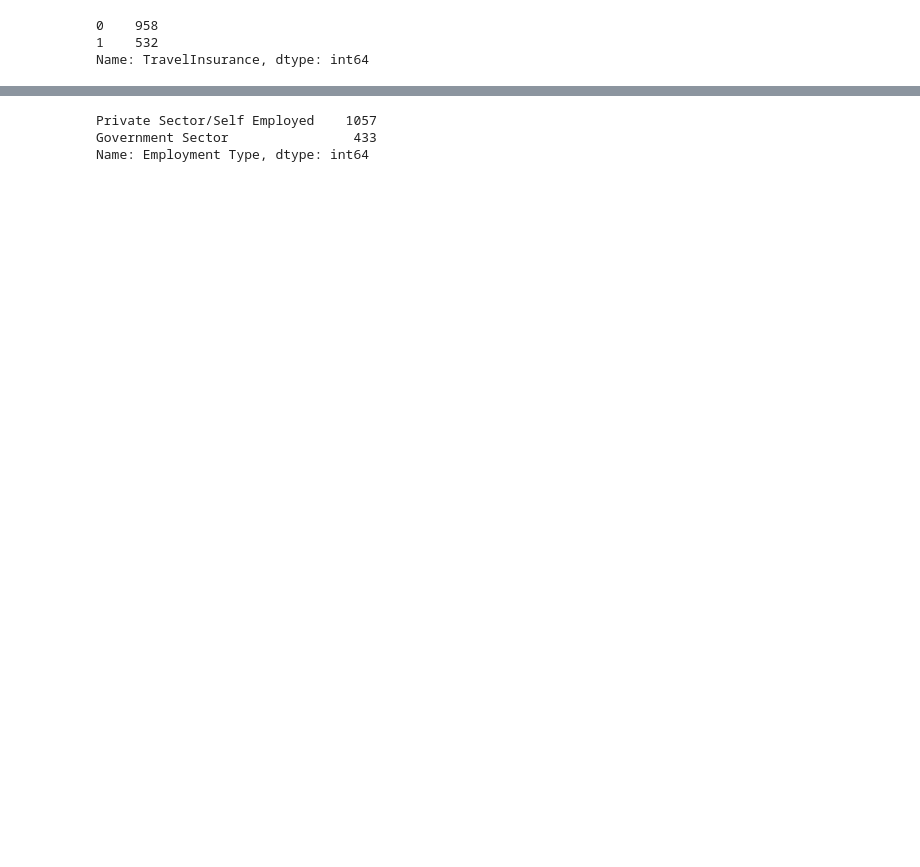
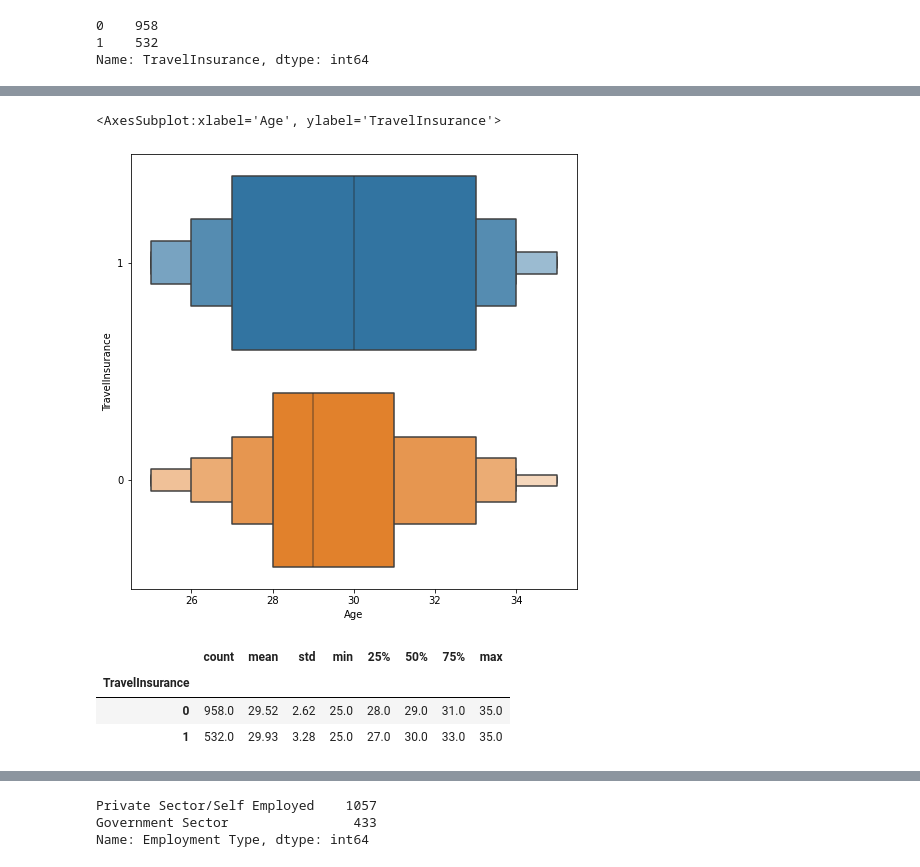
Before and after one commit to PamelaPairo/aprendizaje_supervisado, a Jupyter notebook: TP Aprendizaje Supervisado.ipynb, the cells around one changed output, grey strips where cells are left out. Saved outputs shown, nothing was run; the diff lists cells and outputs as text; code cells hidden in the pictures; blank space fills up the shorter version.

```diff
--- a/TP Aprendizaje Supervisado.ipynb
+++ b/TP Aprendizaje Supervisado.ipynb
@@ -87,0 +154,13 @@ Name: TravelInsurance, dtype: int64
+# %%
+fig = plt.figure(figsize=(8,8))
+sns.boxenplot(data=df_train, x="Age", y=df_train.TravelInsurance.apply(str))
+# %% [output]
+<AxesSubplot:xlabel='Age', ylabel='TravelInsurance'>
+[figure, added]
+# %%
+df_train.groupby(["TravelInsurance"])["Age"].describe().round(2)
+# %% [output]
+|  | count | mean | std | min | 25% | 50% | 75% | max |
+| TravelInsurance |  |  |  |  |  |  |  |  |
+| 0 | 958.0 | 29.52 | 2.62 | 25.0 | 28.0 | 29.0 | 31.0 | 35.0 |
+| 1 | 532.0 | 29.93 | 3.28 | 25.0 | 27.0 | 30.0 | 33.0 | 35.0 |
```
Also changed, not shown: parts of 27 cells of this notebook.
